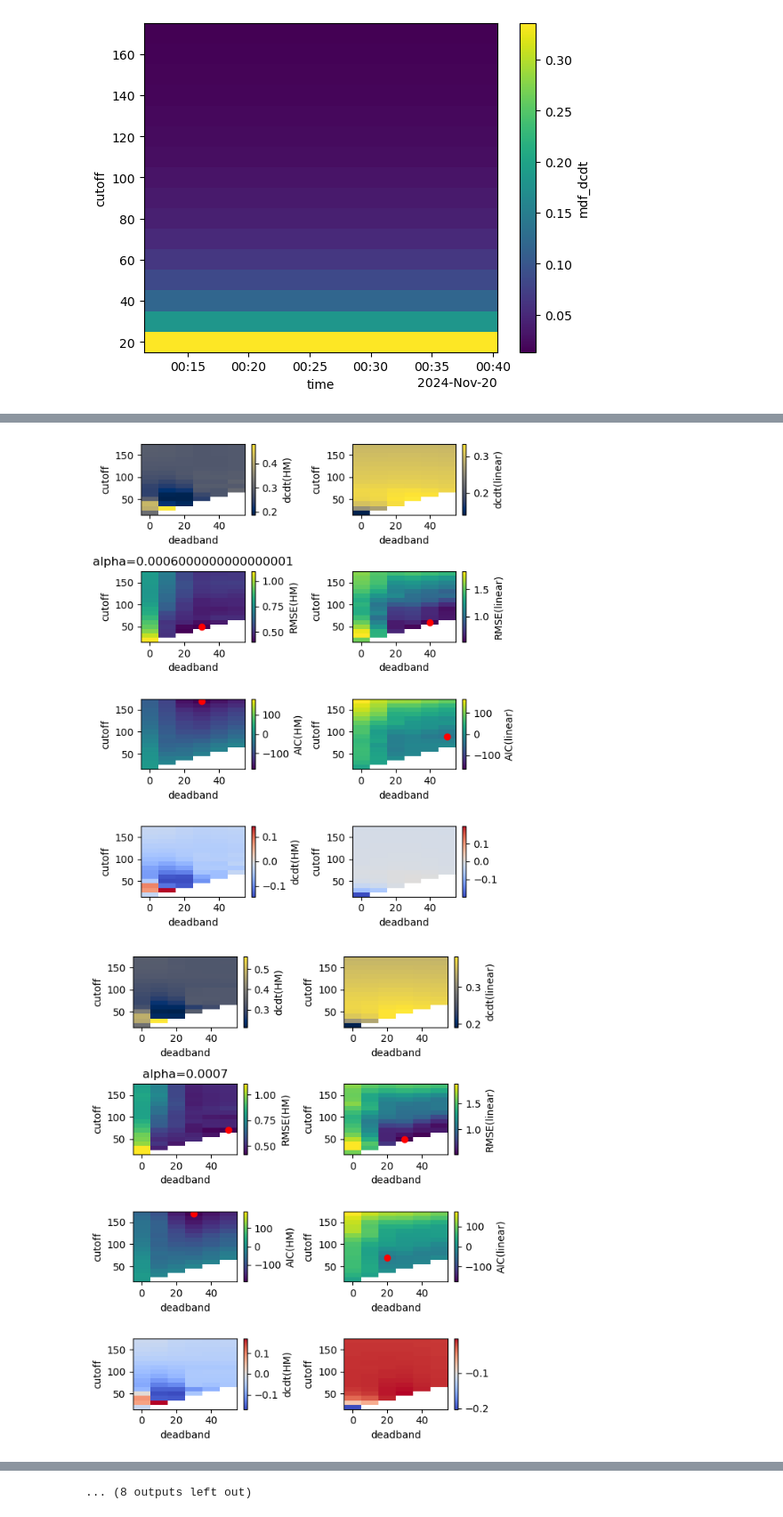
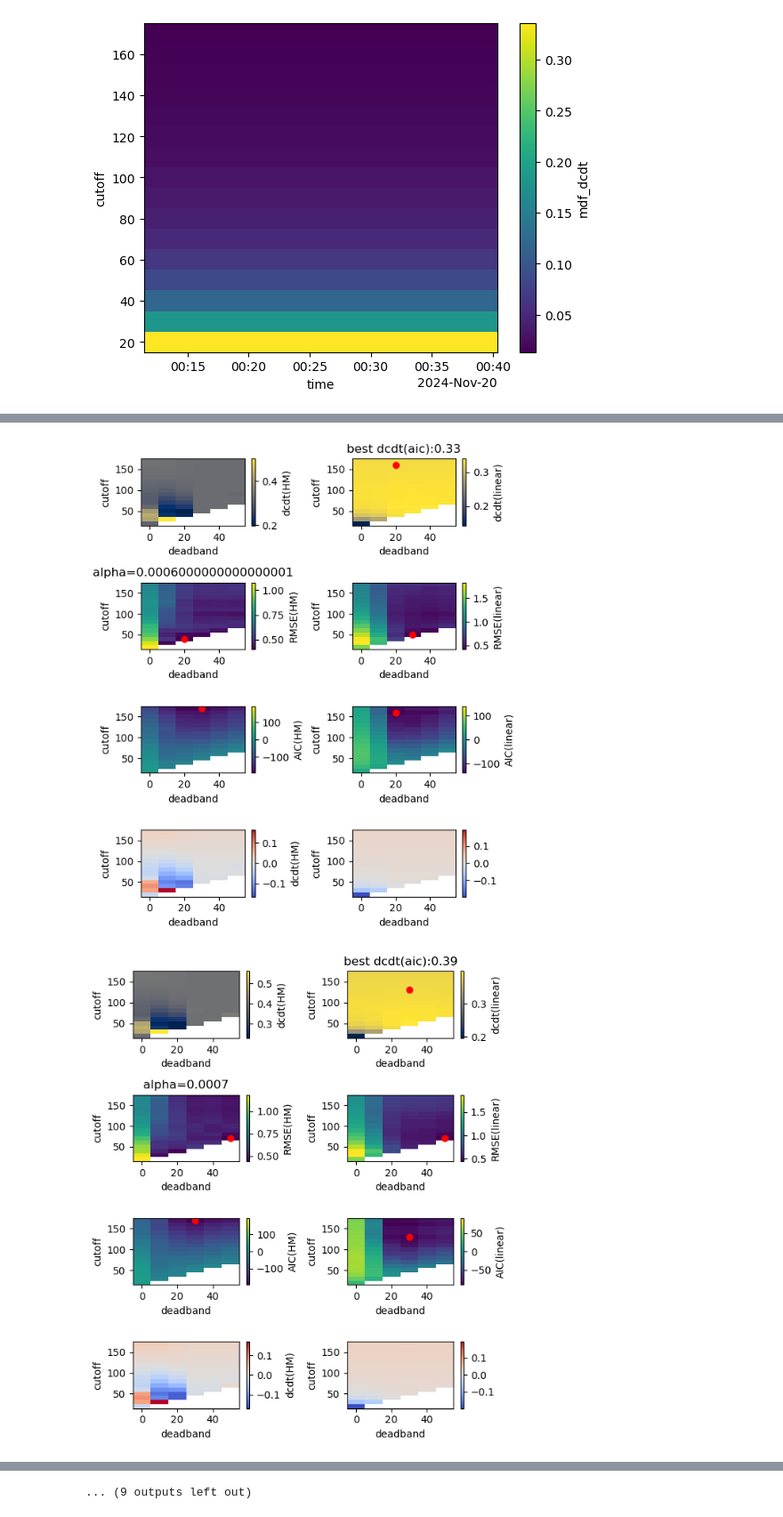
Before and after one commit to alexnaoki/soilgasflux_fcs, a Jupyter notebook: notebooks/analysis_synthetical.ipynb, the cells around one changed output, grey strips where cells are left out. Shown at 89% size. Cells and saved outputs as stored; diff of their text form; code cells hidden in the pictures.

```diff
--- a/notebooks/analysis_synthetical.ipynb
+++ b/notebooks/analysis_synthetical.ipynb
@@ -155,7 +154,7 @@ for alpha in np.unique(expected_ds['alpha'].values):
 
     fig, ax = plt.subplots(4,2, figsize=(6,7))
 
-    time_selection = expected_ds.where((expected_ds['alpha'] == alpha)&(expected_ds['d_startpoint']==0), drop=True).time
+    time_selection = expected_ds.where((expected_ds['alpha'] == alpha)&(expected_ds['d_startpoint']==150), drop=True).time
     cutoff_coords, deadband_coords = ds.coords['cutoff'], ds.coords['deadband']
 
     ds.sel(time=time_selection)['dcdt(HM)'].median(dim=['time']).plot(ax=ax[0,0], cmap='cividis')
@@ -177,6 +176,8 @@ for alpha in np.unique(expected_ds['alpha'].values):
     rmse_argmin_HM = ds.sel(time=time_selection)['RMSE(HM)'].median(dim=['time']).argmin(dim=['cutoff', 'deadband'])
     rmse_argmin_linear = ds.sel(time=time_selection)['RMSE(linear)'].median(dim=['time']).argmin(dim=['cutoff', 'deadband'])
 
+
+
     ax[2,0].scatter(deadband_coords[aic_argmin_HM['deadband']],
                     cutoff_coords[aic_argmin_HM['cutoff']], color='red')
     ax[2,1].scatter(deadband_coords[aic_argmin_linear['deadband']],
@@ -191,6 +192,16 @@ for alpha in np.unique(expected_ds['alpha'].values):
     (ds.sel(time=time_selection)['dcdt(HM)']-expected_ds.sel(time=time_selection)['dcdt(HM)']).median(dim=['time']).plot(ax=ax[3,0], cmap='coolwarm')
     (ds.sel(time=time_selection)['dcdt(linear)']-expected_ds.sel(time=time_selection)['dcdt(HM)']).median(dim=['time']).plot(ax=ax[3,1], cmap='coolwarm')
 
+    ax[0,1].scatter(deadband_coords[aic_argmin_linear['deadband']],
+                    cutoff_coords[aic_argmin_linear['cutoff']], color='red')
+
+
+    dcdt_linear_minAIC = ds.sel(time=time_selection,
+                                deadband=deadband_coords[aic_argmin_linear['deadband']],
+                                cutoff=cutoff_coords[aic_argmin_linear['cutoff']])['dcdt(linear)'].median(dim=['time']).values
+
+    ax[0,1].set_title(f'best dcdt(aic):{dcdt_linear_minAIC:.2f}')
+
 
     ax[1,0].set_title(f'alpha={alpha}')
     fig.tight_layout()
@@ -205,2 +217,2 @@ for alpha in np.unique(expected_ds['alpha'].values):
-[figure, old version]
+[figure, new version]
-[figure, old version]
+[figure, new version]
@@ -212 +223 @@ for alpha in np.unique(expected_ds['alpha'].values):
-... (8 outputs left out)
+... (9 outputs left out)
```
Also changed, not shown: parts of 4 cells of this notebook, 3 other files.
